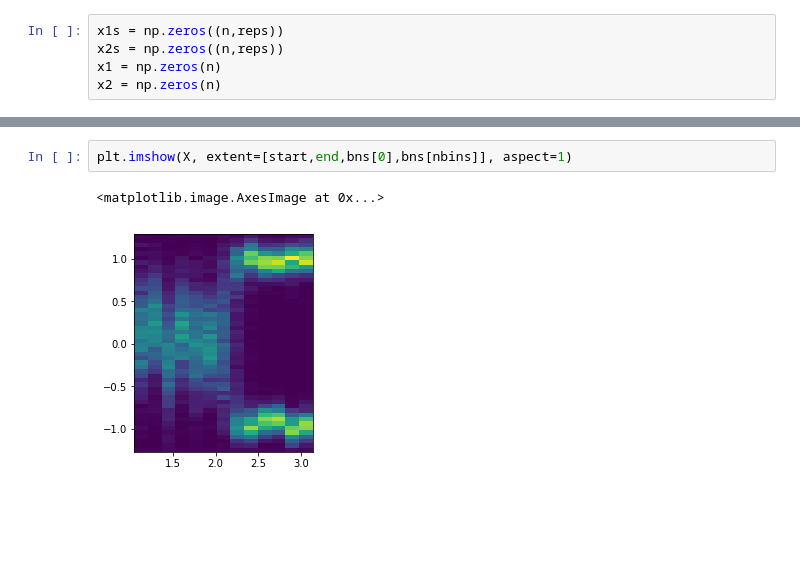
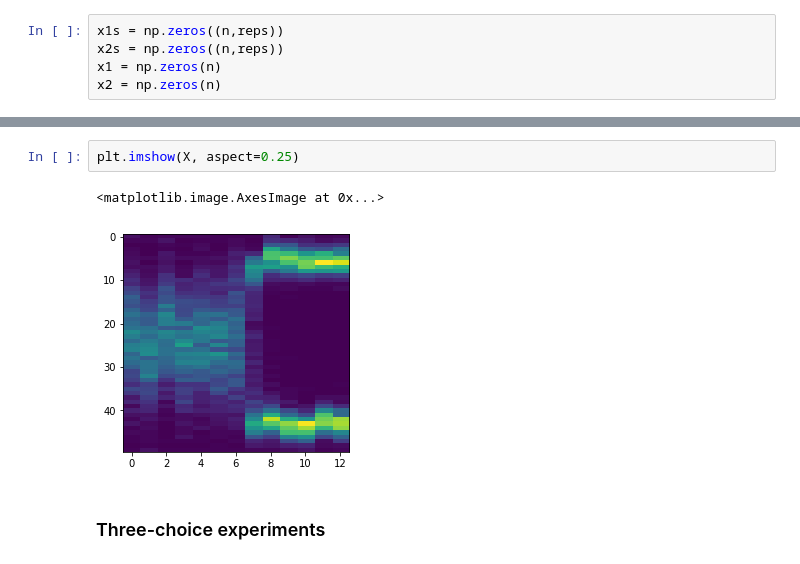
Before and after one commit to vivekhsridhar/decision_geometry, a Jupyter notebook: decision_geometry/output/leaky_competing_accumulator.ipynb, the cells around one changed output, grey strips where cells are left out. Saved outputs shown, nothing was run; the diff lists cells and outputs as text; blank space fills up the shorter version.

```diff
--- a/decision_geometry/output/leaky_competing_accumulator.ipynb
+++ b/decision_geometry/output/leaky_competing_accumulator.ipynb
@@ -77,5 +77,7 @@ for idx,ang in enumerate(angles):
-# %%
-plt.imshow(X, extent=[start,end,bns[0],bns[nbins]], aspect=1)
-# %% [output]
-<matplotlib.image.AxesImage at 0x...>
-[figure, removed]
+# %%
+plt.imshow(X, aspect=0.25)
+# %% [output]
+<matplotlib.image.AxesImage at 0x...>
+[figure, added]
+# %% [markdown]
+### Three-choice experiments
```
Also changed, not shown: parts of 14 cells of this notebook, 4 other files.
